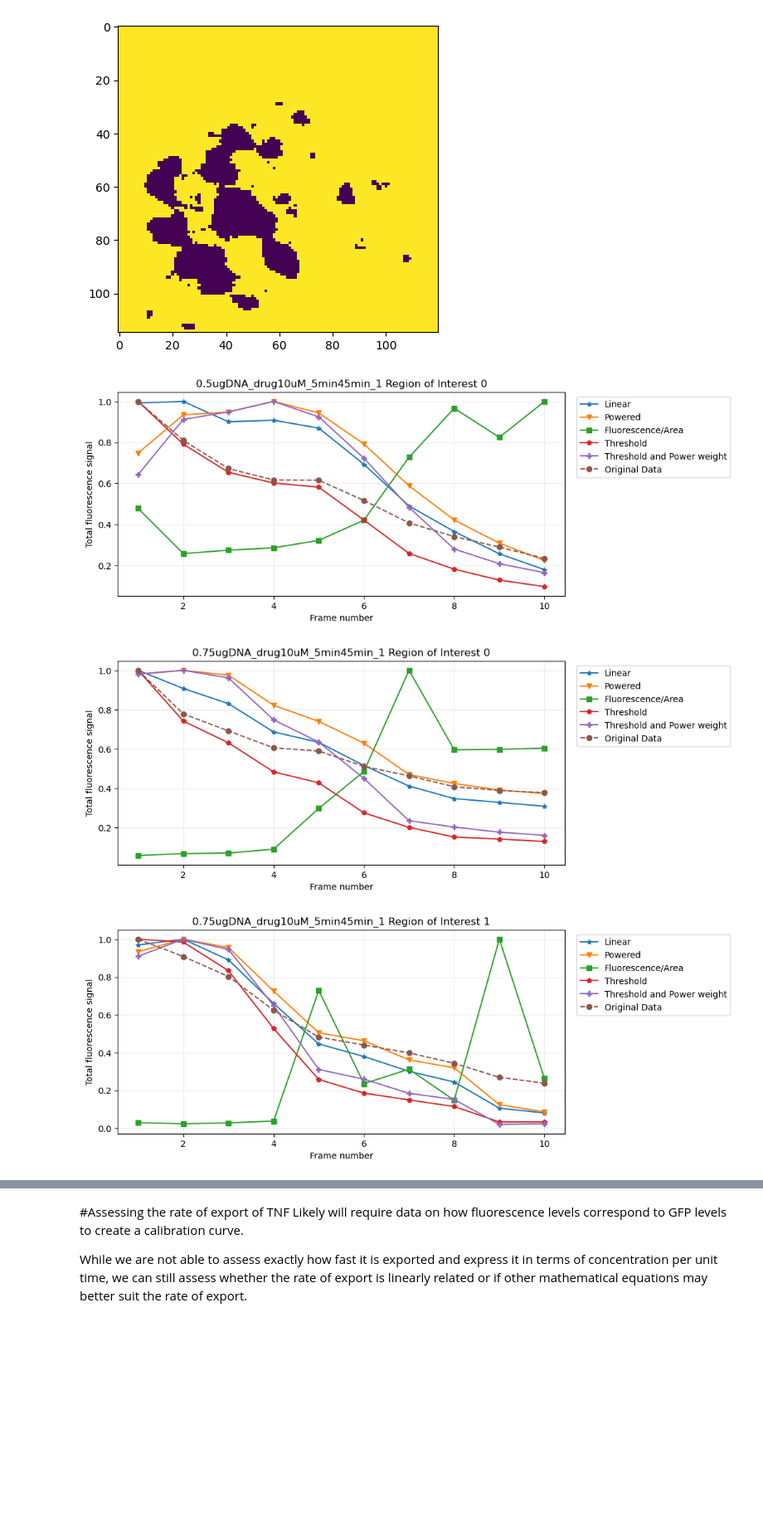
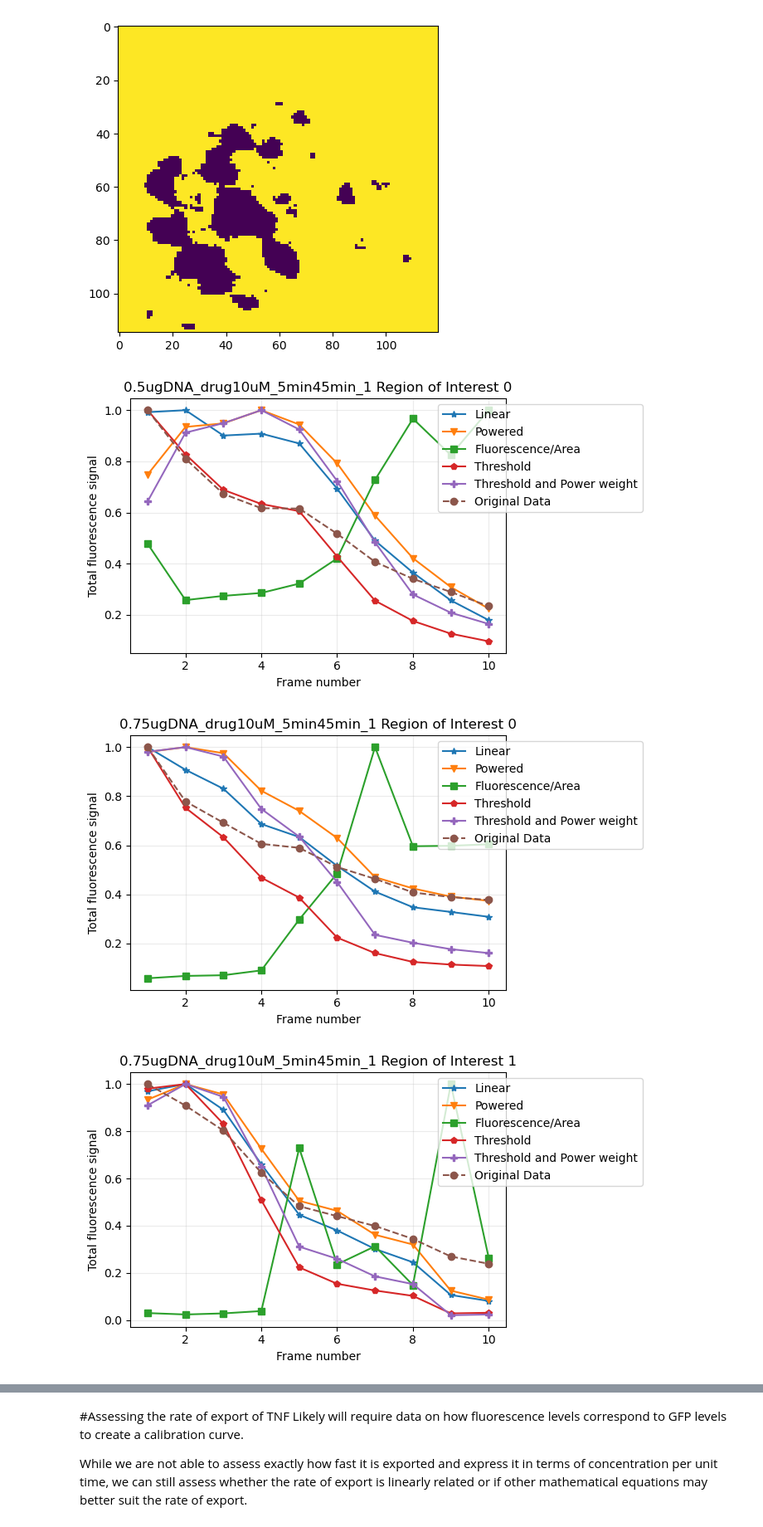
Before and after one commit to SPS-SP2273/learning-portfolio-2024-aug-immunoglobulinaustin, a Jupyter notebook: final_group_project/Final.ipynb, the cells around one changed output, grey strips where cells are left out. Shown at 83% size. Cells and saved outputs as stored; diff of their text form; code cells hidden in the pictures; blank space fills up the shorter version.

```diff
--- a/final_group_project/Final.ipynb
+++ b/final_group_project/Final.ipynb
@@ -260,7 +260,7 @@ def extract_fluorescenceData(folder_path, img_order, resolutions):
         print(f'Subdirectory {video_folders} not found')
     return total_fluorescence #return here so can use in "histogrammer" function. this variable will be 'video1' in histogrammer function
 
-def histogrammer(video1, n, label = False): #video1 is an array of the max fluorescence values, i simply stands for index
+def histogrammer(video1, n, i=0, label = False): #video1 is an array of the max fluorescence values, i simply stands for index
     video1_normalise = video1/max(video1) #normalising to highest sum fluorescent signal in the frames.
     name = os.path.split(n) #split it by \\ into index, where [0] = your directory and [i] in this case is folder names
     x = range(1, len(video1)+1) #plotting frame 1 to n+1
@@ -269,7 +269,7 @@ def histogrammer(video1, n, label = False): #video1 is an array of the max fluor
     if label == True:
         plt.plot(x, video1_normalise, linestyle = 'dashed', marker = 'o', label = 'Original Data') #marker is the data point, marked as circle.
     else:
-        plt.plot(x, video1_normalise, linestyle = 'dashed', marker = 'o')
+        plt.plot(x, video1_normalise, linestyle = 'dashed', marker = 'o', label = f'{name} ROI {i}')
     #Labels & aesthetics
     # plt.xticks(x) #this makes it show every tick in X axis
     plt.xlabel('Frame number', fontsize = 10)
@@ -278,13 +278,17 @@ def histogrammer(video1, n, label = False): #video1 is an array of the max fluor
     plt.tight_layout()
 # %%
 longest_video = 0
+plt.figure(figsize =(20,6))
 for key in region_of_interest.keys():
     for i in range(len(region_of_interest[key])):
         video1 = extract_fluorescenceData(key, vf_dict[key], region_of_interest[key][i])
         if longest_video < len(video1):
             longest_video = len(video1)
-        histogrammer(video1, key)
+        histogrammer(video1, key, i)
 plt.title('Graph of all regions of interest', fontsize = 10)
 plt.xticks(np.arange(1,longest_video+1))
+plt.legend(loc = 'upper right', bbox_to_anchor = (1.5,1))
+plt.tight_layout()
+plt.savefig(f'Graph of all regions of interest', format = 'jpg')
 plt.show()
 # %% [output]
@@ -420,14 +424,8 @@ def extract_Data(folder_path, img_order, resolutions, overlay, use_threshold = F
 def extract_thresholdData(folder_path, img_order, resolutions, reference):
     total_fluorescence = [] #empty list to add the max fluoresence later and plot
     subdir_path = os.path.join(cwd,'Videos', folder_path) #create path to directory in the iteration
-    ref_path = os.path.join(subdir_path, reference)
-    img_ref = plt.imread(ref_path)
-
-    #reference threshold
-    img_ref = rgb2gray(img_ref)
+    threshold = extract_threshold(folder_path, resolutions, reference)
     y1, y2, x1, x2 = resolutions
-    img_ref_cropped = img_ref[y1:y2, x1:x2]
-    threshold = threshold_isodata(img_ref)
 
     if os.path.isdir(subdir_path): #checking if subdirectory path exist
         for img in img_order:
@@ -486,34 +484,35 @@ for key in region_of_interest:
         img_squared = img_squared/max(img_squared)
 
         #this is normalising the heat map, but it does the same as the first function
         overlay2 = norm_overlay(overlay)
         img_norm = extract_Data(key, vf_dict[key], region_of_interest[key][i], overlay2)
         img_norm = img_norm/max(img_norm)
 
         #fluorescence of ratio
         ratio_f = ratio_Data(key, vf_dict[key], region_of_interest[key][i])
         ratio_f = ratio_f/max(ratio_f)
 
         img_mask = extract_thresholdData(key, vf_dict[key], region_of_interest[key][i], golgi_frame[key])
         img_mask = img_mask/max(img_mask)
 
         threshold_weighted = extract_Data(key, vf_dict[key], region_of_interest[key][i], overlay1,
                                           use_threshold = True, reference = golgi_frame[key])
         threshold_weighted = threshold_weighted/max(threshold_weighted)
 
         frames = np.arange(1,len(img_overlay)+1)
         plt.figure(figsize = (8,4))
         plt.plot(frames, img_overlay, label = "Linear", linestyle = 'solid', marker = '*')
         plt.plot(frames, img_squared, label = "Powered", linestyle = 'solid', marker = 'v')
         plt.plot(frames, ratio_f, label = 'Fluorescence/Area', linestyle = 'solid', marker = 's')
         plt.plot(frames, img_mask, label = 'Threshold', linestyle = 'solid', marker = 'p')
         plt.plot(frames, threshold_weighted, label = "Threshold and Power weight", linestyle = 'solid', marker = 'P')
-        histogrammer(video1, key, label = True) #reusing previous code
+        histogrammer(video1, key, i, label = True) #reusing previous code
         plt.title(f'{key} Region of Interest {i}')
         plt.legend(loc = 'upper right', bbox_to_anchor = (1.38,1))
+        plt.tight_layout()
         plt.savefig(f'{key} Region of Interest {i}', format = "jpg")
         plt.show()
 # %% [output]
-[figure, old version]
+[figure, new version]
-[figure, old version]
+[figure, new version]
-[figure, old version]
+[figure, new version]
```
Also changed, not shown: parts of 3 cells of this notebook, 2 other files.
